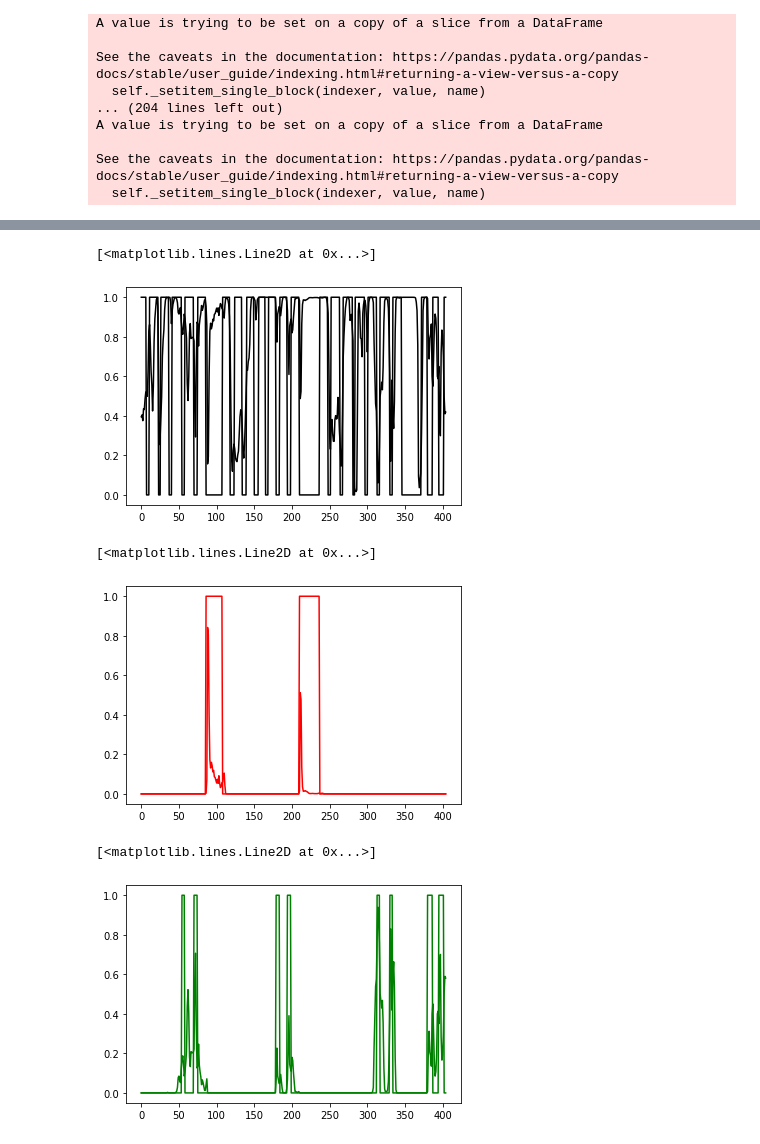
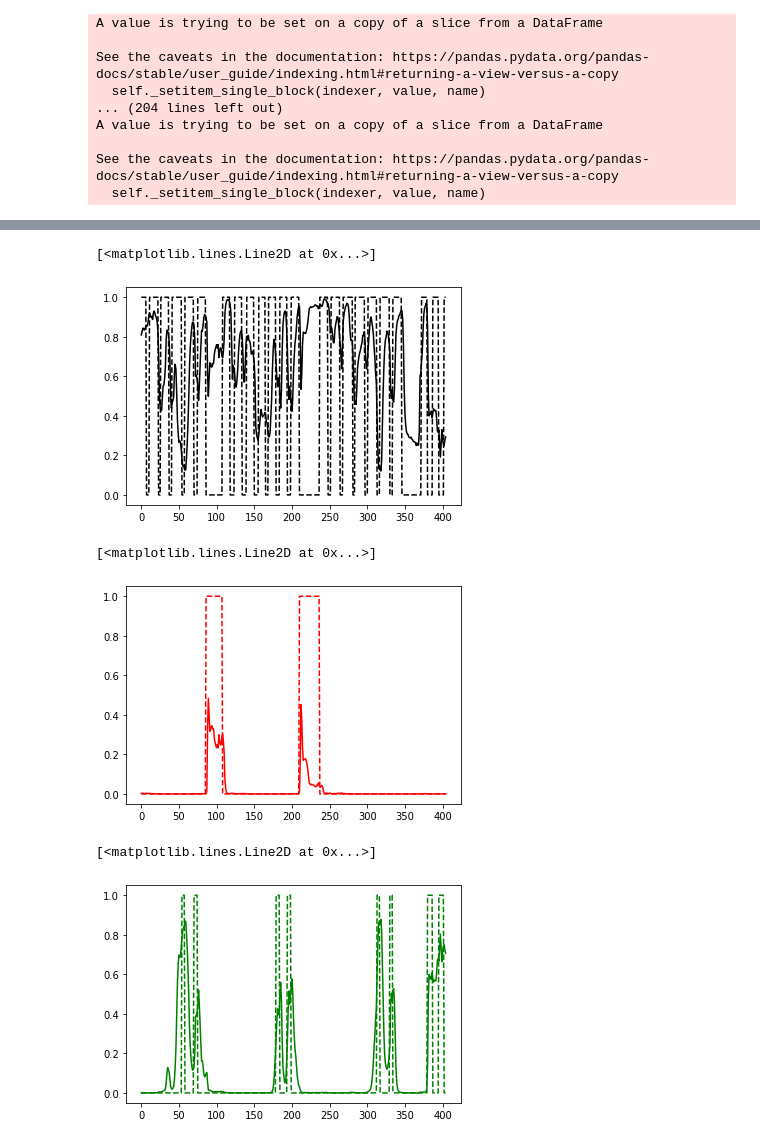
Before and after one commit to KNU-BrainAI-Capstone2021/SIB, a Jupyter notebook: model/model_mlp_space.ipynb, the cells around one changed output, grey strips where cells are left out. Saved outputs shown, nothing was run; the diff lists cells and outputs as text; code cells hidden in the pictures.

```diff
--- a/model/model_mlp_space.ipynb
+++ b/model/model_mlp_space.ipynb
@@ -110,14 +110,13 @@ import tensorflow as tf
 
 model = tf.keras.Sequential([
     tf.keras.layers.InputLayer(input_shape=(63,)),
-    tf.keras.layers.Dense(64, activation='relu'),
     tf.keras.layers.Dense(32, activation='relu'),
     tf.keras.layers.Dense(5, activation='softmax')
 ])
 
 model.compile(loss='categorical_crossentropy',optimizer='adam',metrics=['accuracy'])
 # %%
-model.fit(x_train, y_train, epochs=200)
+model.fit(x_train, y_train, epochs=100)
 
 model.evaluate(x_test, y_test, verbose=2)
 # %% [output]
@@ -144,25 +143,23 @@ predict = model.predict(x_test)
 # %%
 import matplotlib.pyplot as plt
 
 size = len(y_test)
 
-plt.plot(range(size), y_test['None'], 'k')
+plt.plot(range(size), y_test['None'], 'k--')
 plt.plot(range(size), predict[:,4], 'k')
 # %% [output]
 [<matplotlib.lines.Line2D at 0x...>]
-[figure, old version]
+[figure, new version]
 # %%
-plt.plot(range(size), y_test['a'], 'r')
-
+plt.plot(range(size), y_test['a'], 'r--')
 plt.plot(range(size), predict[:,0], 'r')
 # %% [output]
 [<matplotlib.lines.Line2D at 0x...>]
-[figure, old version]
+[figure, new version]
 # %%
-plt.plot(range(size), y_test['s'], 'g')
-
+plt.plot(range(size), y_test['s'], 'g--')
 plt.plot(range(size), predict[:,1], 'g')
 # %% [output]
 [<matplotlib.lines.Line2D at 0x...>]
-[figure, old version]
+[figure, new version]
 # %%
```
Also changed, not shown: parts of 10 cells of this notebook.
